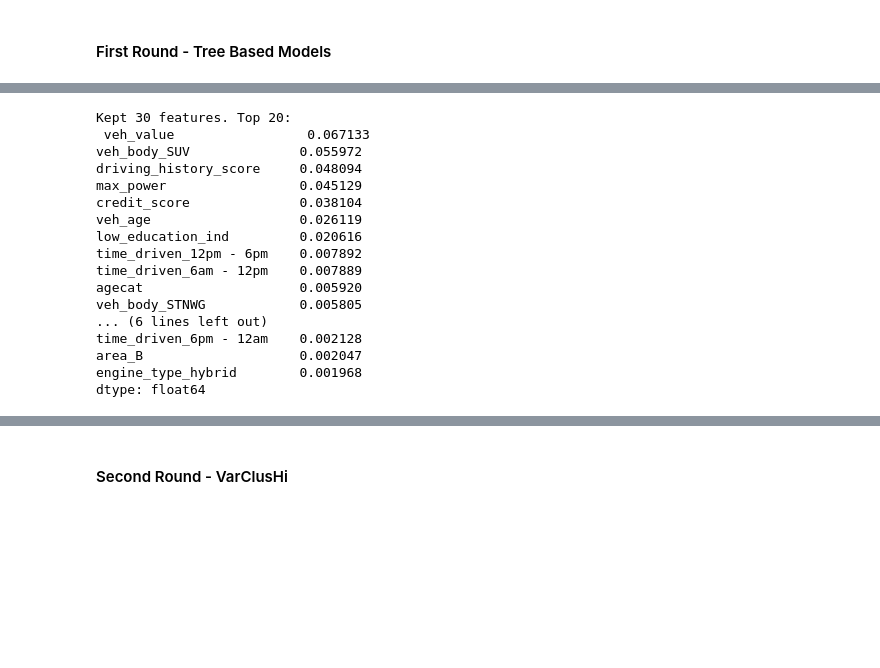
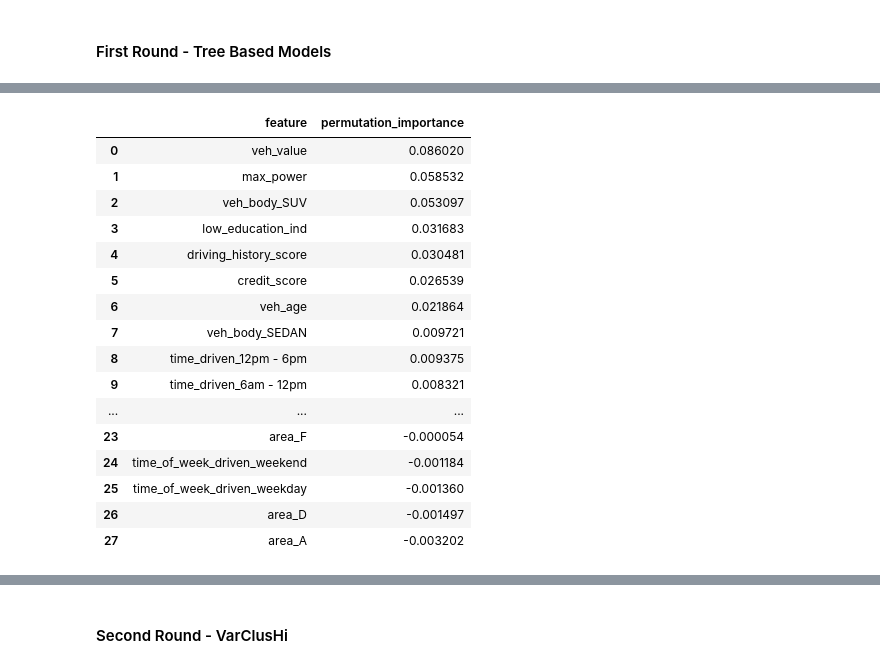
Before and after one commit to dd080604/Datathon, a Jupyter notebook: 2_data_exploration.ipynb, the cells around one changed output, grey strips where cells are left out. Cells and saved outputs as stored; diff of their text form; code cells hidden in the pictures; blank space fills up the shorter version.

```diff
--- a/2_data_exploration.ipynb
+++ b/2_data_exploration.ipynb
@@ -490,30 +488,53 @@ XGBRegressor(base_score=None, booster=None, callbacks=None,
+# %%
+veh_pred_lst = ['veh_age', 'veh_body_COUPE', 'veh_body_HDTOP', 'veh_body_MIBUS',
+                'veh_body_Other', 'veh_body_PANVN', 'veh_body_SEDAN', 'veh_body_STNWG',
+                'veh_body_SUV', 'veh_body_TRUCK', 'veh_body_UTE',
+                'veh_color_black', 'veh_color_blue', 'veh_color_brown',
+                'veh_color_gray', 'veh_color_green', 'veh_color_red',
+                'veh_color_silver', 'veh_color_white', 'veh_color_yellow',
+                'veh_value', 'max_power']
+
+demo_pred_lst = ['agecat', 'credit_score', 'e_bill', 'gender_F', 'gender_M',
+                 'marital_status_M', 'marital_status_S', 'low_education_ind']
+
+driving_behavior_pred_lst = ['area_A', 'area_B', 'area_C', 'area_D', 'area_E', 'area_F',
+                            'time_driven_12am - 6 am', 'time_driven_12pm - 6pm',
+                            'time_driven_6am - 12pm', 'time_driven_6pm - 12am',
+                            'time_of_week_driven_weekday', 'time_of_week_driven_weekend', 'driving_history_score']
+
+new_pred = ['veh_age', 'veh_body_COUPE', 'veh_body_HDTOP', 'veh_body_MIBUS',
+            'veh_body_Other', 'veh_body_PANVN', 'veh_body_SEDAN', 'veh_body_STNWG',
+            'veh_body_SUV', 'veh_body_TRUCK', 'veh_body_UTE','veh_value', 'max_power'] + ['credit_score', 'low_education_ind'] + driving_behavior_pred_lst
+X_tr = train_data_encoded[new_pred].copy()
+X_val = val_data_encoded[new_pred].copy()
 # %%
-# ---------- 3) Permutation importance on VALIDATION (unbiased to training) ----------
-# If you don't have y_va (e.g., true labels hidden), you can do a train split instead.
+xgb.fit(X_tr, y_tr)
+
+# Permutation importance on VALIDATION
 perm = permutation_importance(
     xgb, X_val, y_val, n_repeats=8, random_state=42, n_jobs=-1
 )
 
-importances = pd.Series(perm.importances_mean, index=candidate_cols).sort_values(ascending=False)
+importances = pd.Series(perm.importances_mean, index=new_pred).sort_values(ascending=False)
 
-# Keep TOP_K best features overall
-kept_features = importances.head(TOP_K).index.tolist()
-print(f"Kept {len(kept_features)} features. Top 20:\n", importances.head(20))
+feature_ranking = importances.rename("permutation_importance").reset_index().rename(columns={"index": "feature"})
+#feature_ranking = feature_ranking[feature_ranking["permutation_importance"] > 0]
+feature_ranking
 # %% [output]
-Kept 30 features. Top 20:
- veh_value                 0.067133
-veh_body_SUV              0.055972
-driving_history_score     0.048094
-max_power                 0.045129
-credit_score              0.038104
-veh_age                   0.026119
-low_education_ind         0.020616
-time_driven_12pm - 6pm    0.007892
-time_driven_6am - 12pm    0.007889
-agecat                    0.005920
-veh_body_STNWG            0.005805
-... (6 lines left out)
-time_driven_6pm - 12am    0.002128
-area_B                    0.002047
-engine_type_hybrid        0.001968
-dtype: float64
+|  | feature | permutation_importance |
+| 0 | veh_value | 0.086020 |
+| 1 | max_power | 0.058532 |
+| 2 | veh_body_SUV | 0.053097 |
+| 3 | low_education_ind | 0.031683 |
+| 4 | driving_history_score | 0.030481 |
+| 5 | credit_score | 0.026539 |
+| 6 | veh_age | 0.021864 |
+| 7 | veh_body_SEDAN | 0.009721 |
+| 8 | time_driven_12pm - 6pm | 0.009375 |
+| 9 | time_driven_6am - 12pm | 0.008321 |
+| ... | ... | ... |
+| 23 | area_F | -0.000054 |
+| 24 | time_of_week_driven_weekend | -0.001184 |
+| 25 | time_of_week_driven_weekday | -0.001360 |
+| 26 | area_D | -0.001497 |
+| 27 | area_A | -0.003202 |
```
Also changed, not shown: parts of 9 cells of this notebook.
